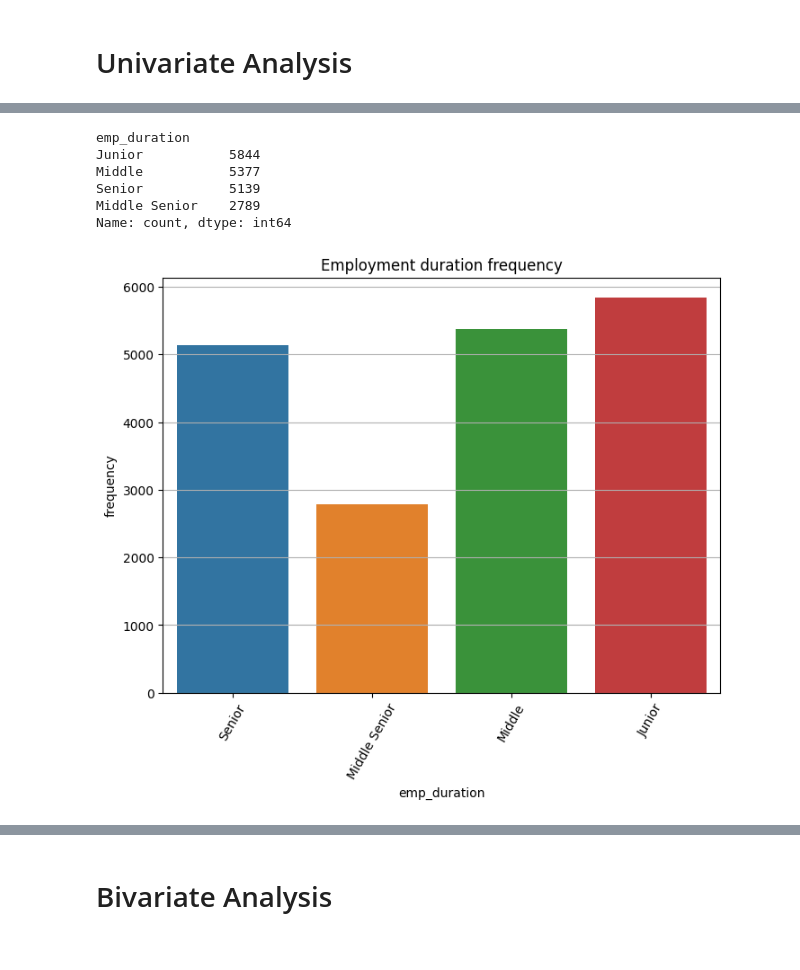
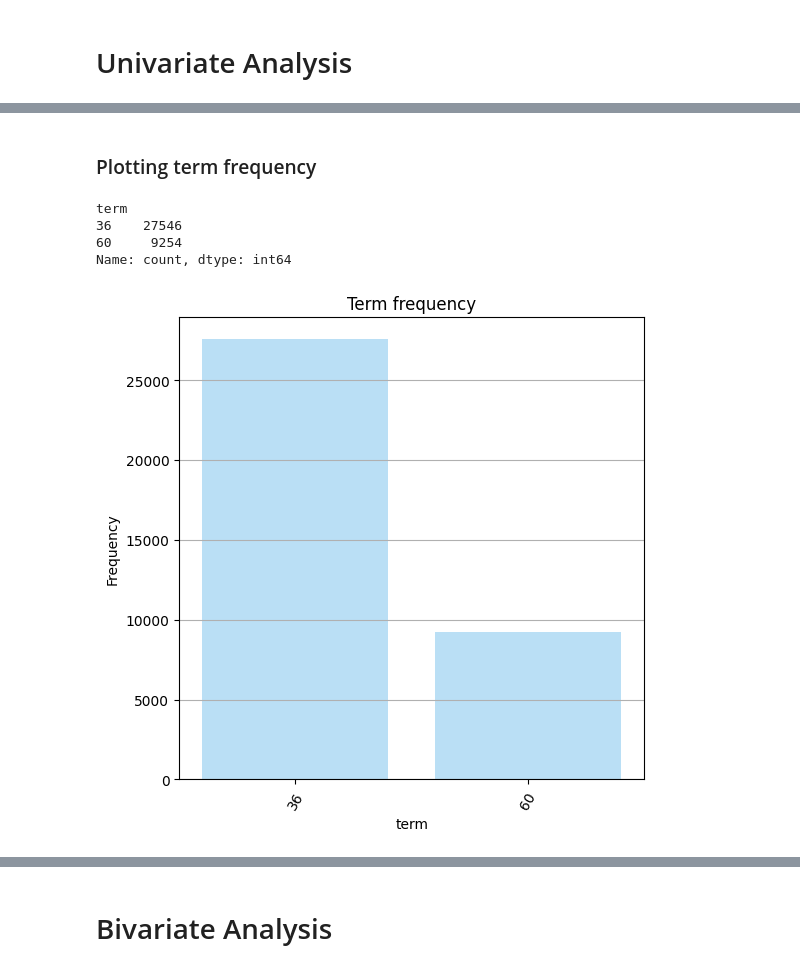
Before and after one commit to bmishr/lending_club_case_study, a Jupyter notebook: BijayKumarMishra.ipynb, the cells around one changed output, grey strips where cells are left out. Drawn from its saved outputs; the diff is of its cells as text; code cells hidden in the pictures.

```diff
--- a/BijayKumarMishra.ipynb
+++ b/BijayKumarMishra.ipynb
@@ -142,2 +112,0 @@ df.shape
-# %%
-df['emp_length'].fillna('0', inplace=True)
@@ -148,9 +124,7 @@ df['emp_length'].fillna('0', inplace=True)
 
 df['int_rate'] = df['int_rate'].str.replace('%', '').astype(float)
 df['revol_util'] = df['revol_util'].str.replace('%', '').astype(float)
-
-# removing 'months' from 'term'
-df['term'] = df['term'].apply(lambda v:v.rstrip('months')).astype(int)
+df['term'] = df['term'].str.replace('months', '').astype(int)
 
 # removing extra values from years data to make it integer
 df['emp_length'] = df['emp_length'].apply(lambda v:v.rstrip('years')).str.replace('+', '').str.replace('<', '').astype(int)
@@ -178,15 +170,0 @@ term_val_counts = df['term'].value_counts()
-# %%
-# importing required libraries for plotting
-import seaborn as sns
-import matplotlib.pyplot as plt
-
-# A helper function to display count plot
-def disp_countplot(column, title, fig_size=(8,6)):
-    plt.figure(figsize=fig_size)
-    sns.countplot(data=df, x=column, hue=column)
-    plt.title(title)
-    plt.xlabel(column)
-    plt.ylabel('frequency')
-    plt.xticks(rotation=60)
-    plt.grid(axis='y')
-    plt.show()
@@ -440,9 +170,0 @@ Name: count, dtype: int64
-# %%
-## drop outliers
-q25 = df['annual_inc'].quantile(0.25)
-q75 = df['annual_inc'].quantile(0.75)
-
-df = df[(df['annual_inc'] > q25) & (df['annual_inc'] < q75)]
-
-## createing the 6 segments after removing outliers
-df['annual_inc_categories']  = create_bins('annual_inc', 6)
@@ -498,9 +170,0 @@ disp_countplot('revol_bal_categories', 'Revolving Balance frequency')
-# %%
-df['emp_duration'].value_counts()
-# %% [output]
-emp_duration
-Junior           5844
-Middle           5377
-Senior           5139
-Middle Senior    2789
-Name: count, dtype: int64
@@ -509,4 +170,0 @@ Name: count, dtype: int64
-# %%
-disp_countplot('emp_duration', 'Employment duration frequency')
-# %% [output]
-[figure, removed]
@@ -512,0 +217,10 @@ disp_countplot('emp_duration', 'Employment duration frequency')
+# %% [markdown]
+### Plotting term frequency
+# %%
+disp_countplot('term', 'Term frequency', fig_size=fig_xsmall_size)
+# %% [output]
+term
+36    27546
+60     9254
+Name: count, dtype: int64
+[figure, added]
```
Also changed, not shown: parts of 286 cells of this notebook, 4 other files.
